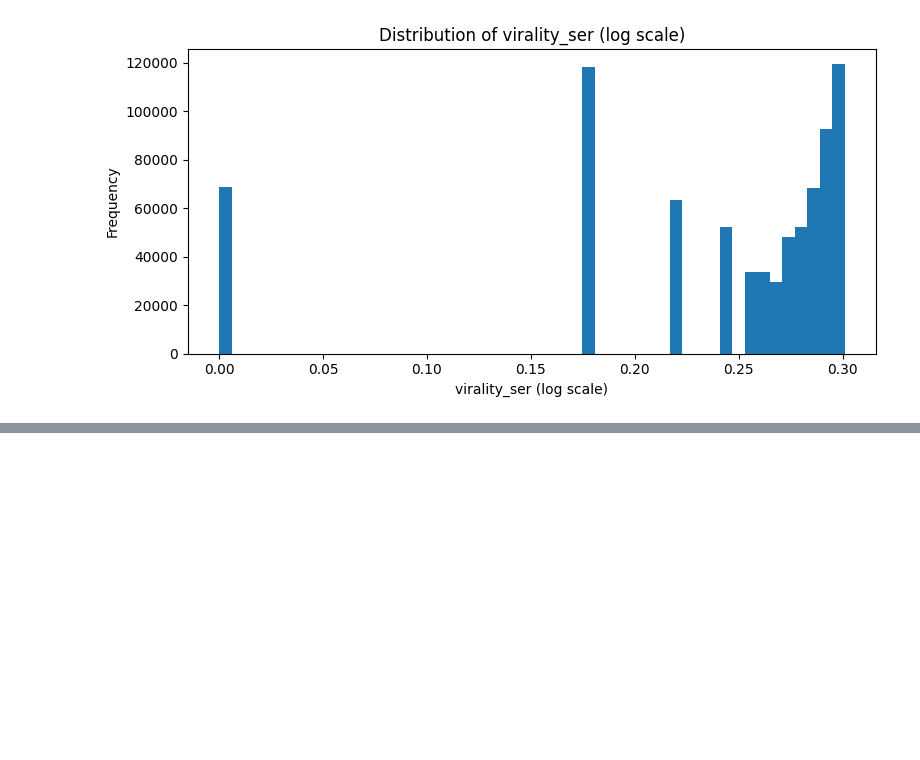
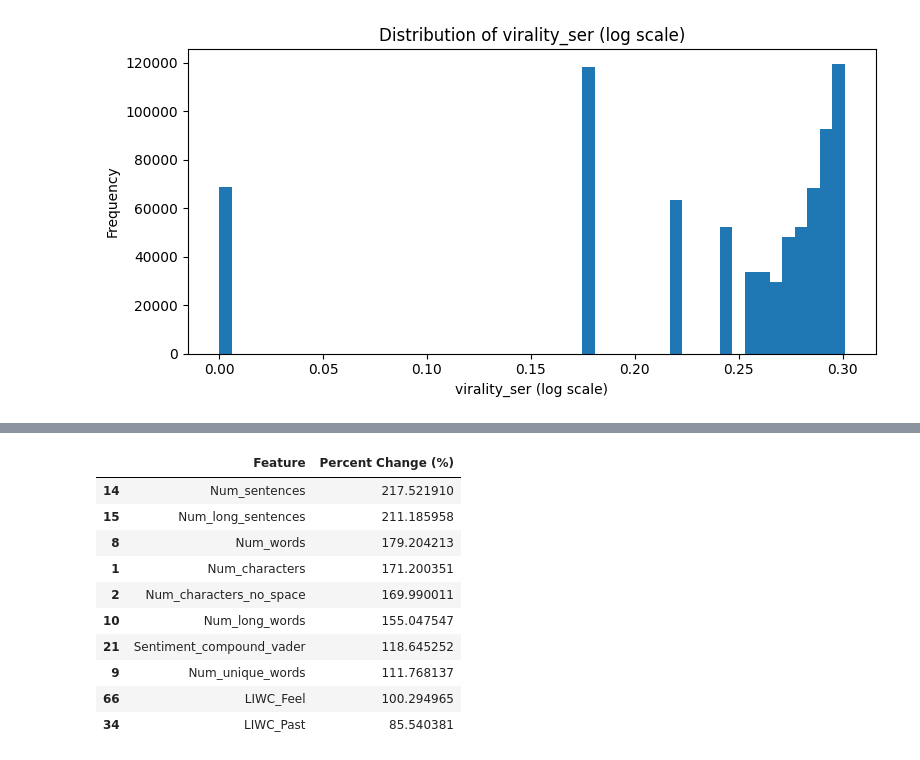
Before and after one commit to EPFLHenrik/ViralRedditCookbook, a Jupyter notebook: src/analysis/metric_analysis/metric_analysis.ipynb, the cells around one changed output, grey strips where cells are left out. Drawn from its saved outputs; the diff is of its cells as text; code cells hidden in the pictures; blank space fills up the shorter version.

Commit message:
progress in analysis of metrics

```diff
--- a/src/analysis/metric_analysis/metric_analysis.ipynb
+++ b/src/analysis/metric_analysis/metric_analysis.ipynb
@@ -92,3 +83,7 @@ for metric in metrics:
 [figure]
 [figure]
 [figure]
+# %%
+pd.set_option('display.max_rows', 500)
+pd.set_option('display.max_columns', None)
+print(df.columns.tolist())
@@ -94,0 +144,71 @@ for metric in metrics:
+# %%
+from IPython.display import display
+comparison_results = []
+
+exclude_cols = [
+    "virality_rss", "virality_edi", "virality_ue",
+    "virality_vms", "virality_dav", "virality_ser",
+    "virality_rss_rel_source", "virality_rss_rel_target"]
+
+numerical_cols = [col for col in df.columns if col not in exclude_cols and col not in metric_cols]
+
+for m in virality_metrics:
+    OUTLIER_THRESHOLD = 5
+    source_col = f"{m}_rel_source"
+    target_col = f"{m}_rel_target"
+    #source_col = f"{m}"
+    #outlier_condition = (df[source_col] > OUTLIER_THRESHOLD)
+    outlier_condition = (df[source_col] > OUTLIER_THRESHOLD) & (df[target_col] > OUTLIER_THRESHOLD)
+    outliers_df = df[outlier_condition].copy()
+    non_outliers_df = df[~outlier_condition].copy()
+    for col in numerical_cols:
+
+        # 1. Calculate Descriptive Statistics for both groups
+        outlier_stats = outliers_df[col].describe().rename('Outlier Stats')
+        non_outlier_stats = non_outliers_df[col].describe().rename('Non-Outlier Stats')
+
+        # 2. Concatenate and calculate the absolute difference in means
+        comparison_table = pd.concat([outlier_stats, non_outlier_stats], axis=1)
+
+        # 3. Calculate the absolute difference in the mean for sorting/ranking
+        mean_diff = comparison_table.loc['mean']['Outlier Stats'] - comparison_table.loc['mean']['Non-Outlier Stats']
+        outlier_mean = comparison_table.loc['mean']['Outlier Stats']
+        non_outlier_mean = comparison_table.loc['mean']['Non-Outlier Stats']
+
+        if non_outlier_mean == 0:
+            ratio = float('inf')
+            percent_change = float('inf')
+        else:
+            ratio = outlier_mean / non_outlier_mean
+            percent_change = (ratio - 1) * 100
+
+        # Store the results for later sorting
+        comparison_results.append({
+            'Feature': col,
+            'Outlier Mean': outlier_mean,
+            'Non-Outlier Mean': non_outlier_mean,
+            'Mean Difference': mean_diff,
+            'Ratio (Outlier/Non-Outlier)': ratio,          # NEW METRIC
+            'Percent Change (%)': percent_change,          # NEW METRIC
+            'Outlier Median': comparison_table.loc['50%']['Outlier Stats'],
+            'Non-Outlier Median': comparison_table.loc['50%']['Non-Outlier Stats'],
+        })
+
+        # Optional: Print the full statistics for each column
+        # print(f"\n## Feature: {col}")
+        # print(comparison_table)
+
+    # Convert results list to a DataFrame for easy sorting and display
+    results_df = pd.DataFrame(comparison_results)
+
+    # Calculate the absolute difference to find the magnitude of distinction
+    results_df['Abs Difference'] = results_df['Mean Difference'].abs()
+
+    # Sort by the largest absolute difference
+    results_df_sorted = results_df.sort_values(by='Abs Difference', ascending=False)
+
+    # Display the top 10 most distinguishing features
+    print(f"\n--- Percentage change of columns outliers vs non_outliers for {m} ---")
+    display(results_df_sorted[["Feature", "Percent Change (%)"]].sort_values("Percent Change (%)", ascending=False).head(10))
+    display(results_df_sorted[["Feature", "Percent Change (%)"]].sort_values("Percent Change (%)", ascending=False).tail(10))
+# %% [output]
@@ -94,0 +216,11 @@ for metric in metrics:
+|  | Feature | Percent Change (%) |
+| 14 | Num_sentences | 217.521910 |
+| 15 | Num_long_sentences | 211.185958 |
+| 8 | Num_words | 179.204213 |
+| 1 | Num_characters | 171.200351 |
+| 2 | Num_characters_no_space | 169.990011 |
+| 10 | Num_long_words | 155.047547 |
+| 21 | Sentiment_compound_vader | 118.645252 |
+| 9 | Num_unique_words | 111.768137 |
+| 66 | LIWC_Feel | 100.294965 |
+| 34 | LIWC_Past | 85.540381 |
```
Also changed, not shown: parts of 10 cells of this notebook.
